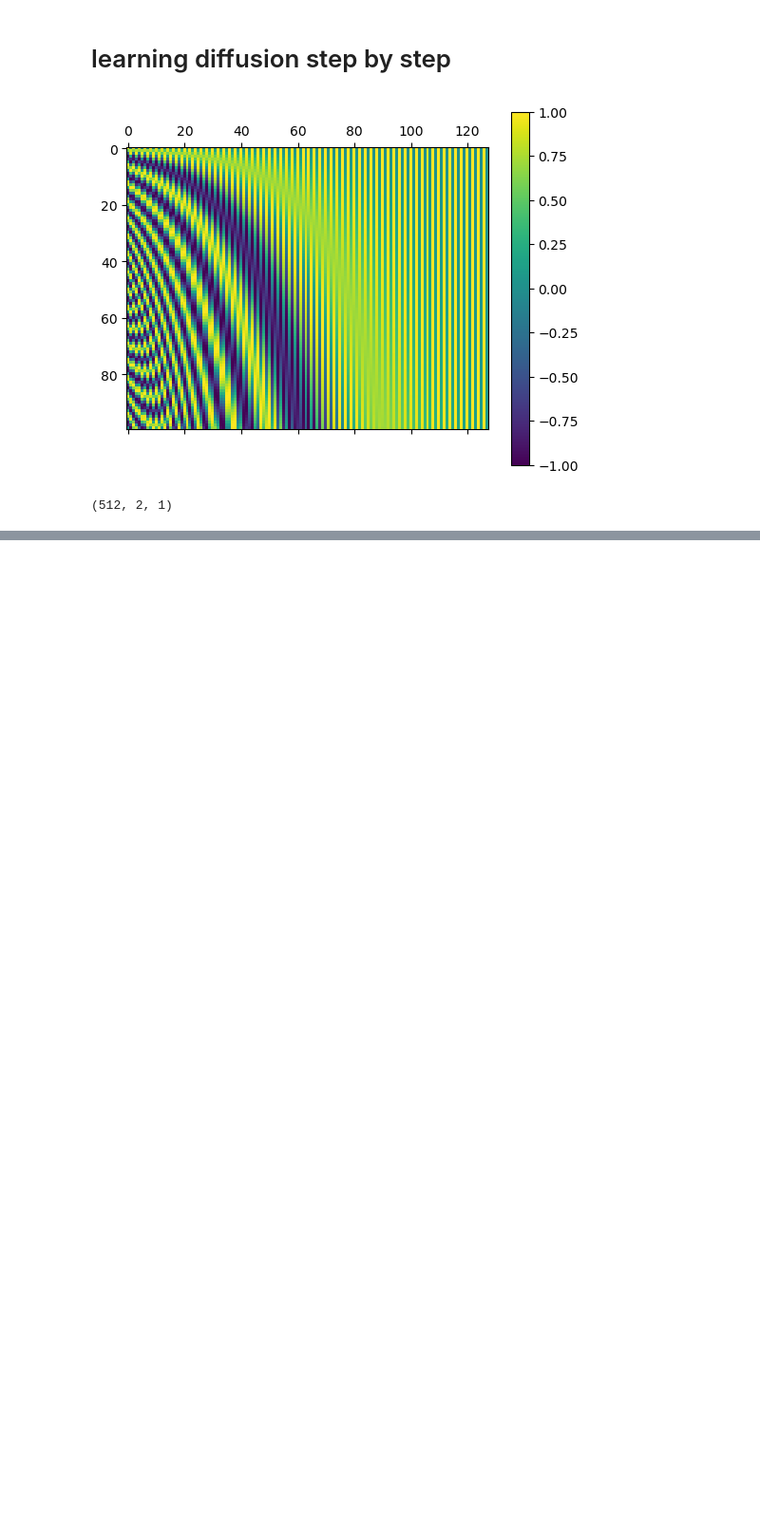
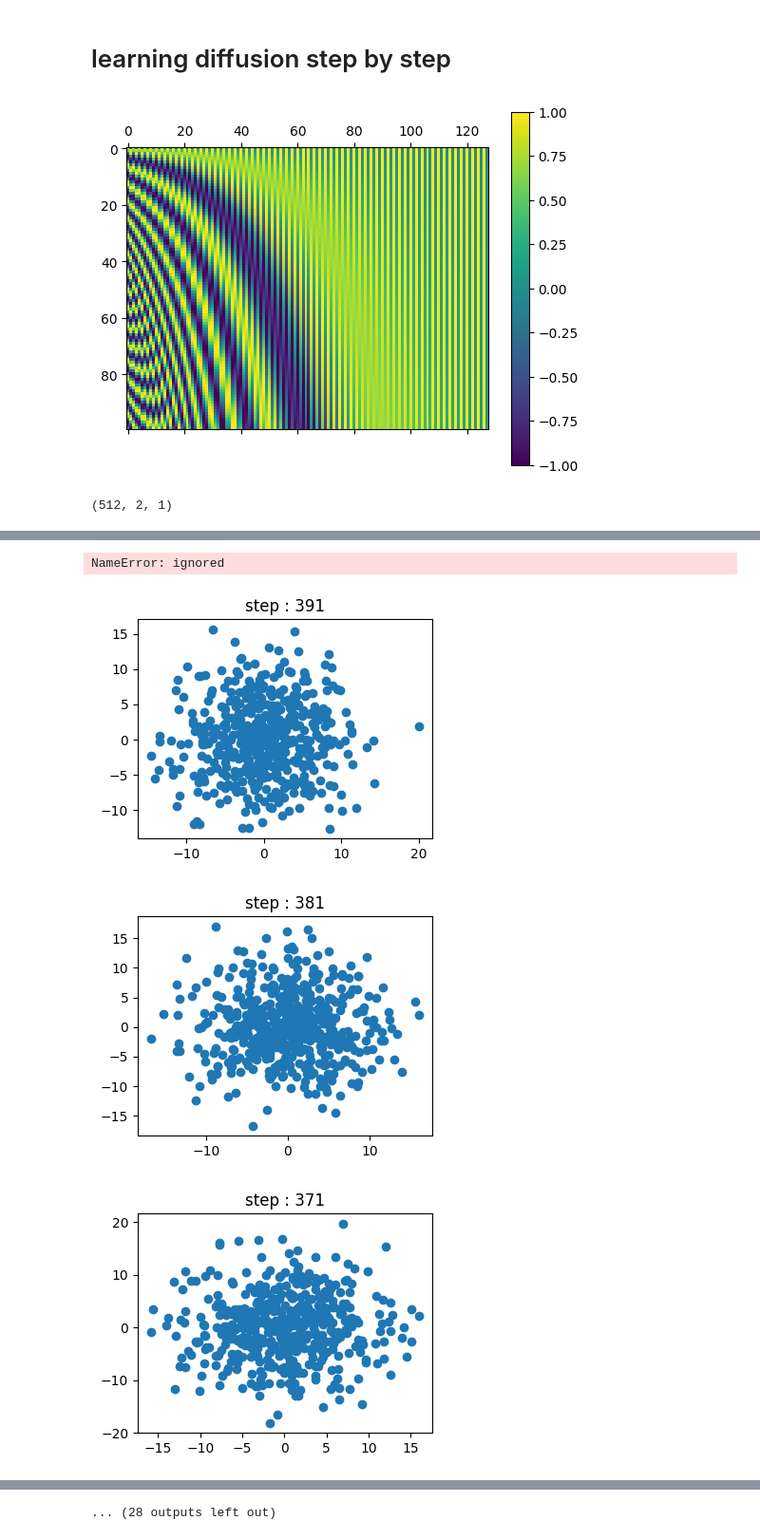
Before and after one commit to Creaptis/diffusion, a Jupyter notebook: TEST.ipynb, the cells around one changed output, grey strips where cells are left out. Shown at 95% size. Cells and saved outputs as stored; diff of their text form; code cells hidden in the pictures; blank space fills up the shorter version.

```diff
--- a/TEST.ipynb
+++ b/TEST.ipynb
@@ -296,0 +324,49 @@ for timestep in range(0,num_timesteps,10) :
+# %%
+def timeSteps2stepSize(num_timesteps : int, batch_size : int):
+    """
+    - num_timesteps : int
+    - batch_size : int
+
+    returns :
+    - stepSize : shape (num_timesteps, batch_size)
+    """
+    # stepSize = 0.1*jnp.array( list(range(num_timesteps))*batch_size).reshape(batch_size,num_timesteps).T*1.0/num_timesteps
+    stepSize = jnp.ones((batch_size,num_timesteps)).T*1.0/num_timesteps
+    return(stepSize)
+# %%
+time_indices = jnp.array( list(range(num_timesteps))*batch_size).reshape(batch_size,num_timesteps).T
+
+def generate_batch(key, parameters, time_indices = time_indices) :
+    """
+    - key : PRNG key
+    - time_indices : shape (num_timsteps, batch_size) , timsteps are ordered from smallest to biggest
+    """
+    key1, key = random.split(key)
+
+    stepSize = timeSteps2stepSize(num_timesteps, batch_size)
+    prior_sigmas = timeIndices2sigma(time_indices[-1])
+    batch = prior_sigmas[:,None,None]*random.normal(key1, (batch_size,2,1)) # prior distribution
+    for i in range(num_timesteps- 1, 0, -1) :
+        key, subkey = random.split(key)
+        z = random.normal(subkey, (batch_size,2,1))
+        num_iter_per_timestep = 10
+        for j in range(num_iter_per_timestep ):
+          batch = batch + stepSize[i,:,None,None]*score(parameters,batch,time_indices[i]) + jnp.sqrt(stepSize[i,:,None,None])*z
+
+        ### test
+        if i%10 == 1 :
+          plt.figure(figsize = (4,3))
+          plt.scatter(batch[:,0,0], batch[:,1,0])
+          plt.title("step : " + str(i))
+          plt.show()
+        ###
+    return(batch)
+# %% [output]
+NameError: ignored
+# %%
+# test
+result = generate_batch(key, parameters)
+# %% [output]
+[figure, added]
+[figure, added]
+[figure, added]
@@ -296,0 +382 @@ for timestep in range(0,num_timesteps,10) :
+... (28 outputs left out)
```
Also changed, not shown: parts of 10 cells of this notebook, 1 other file.
